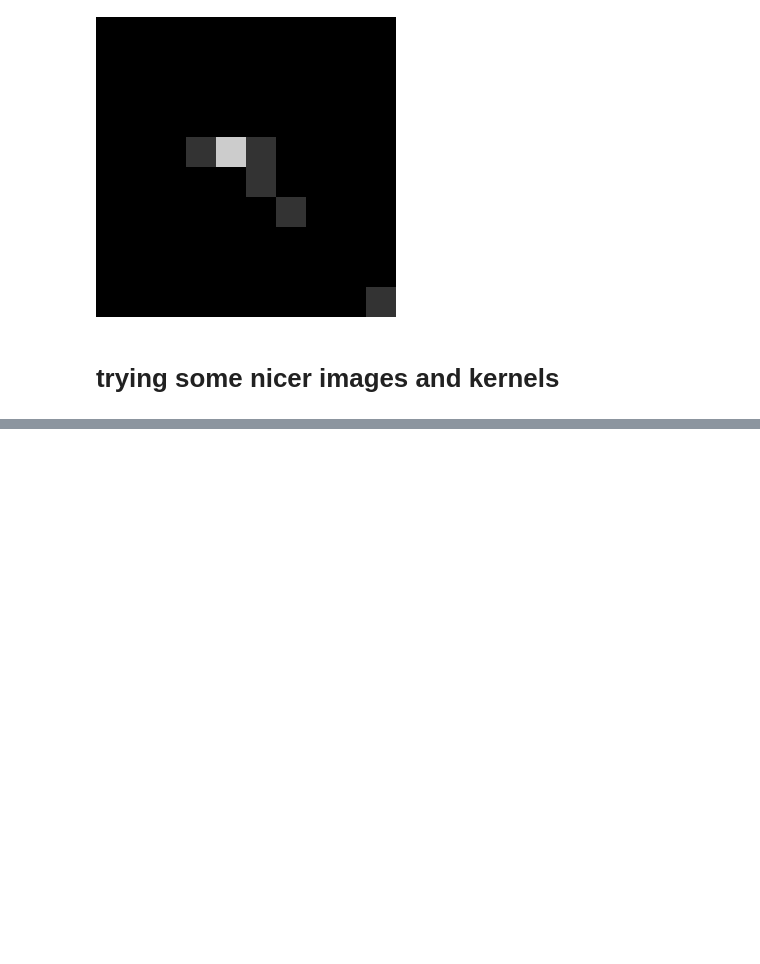
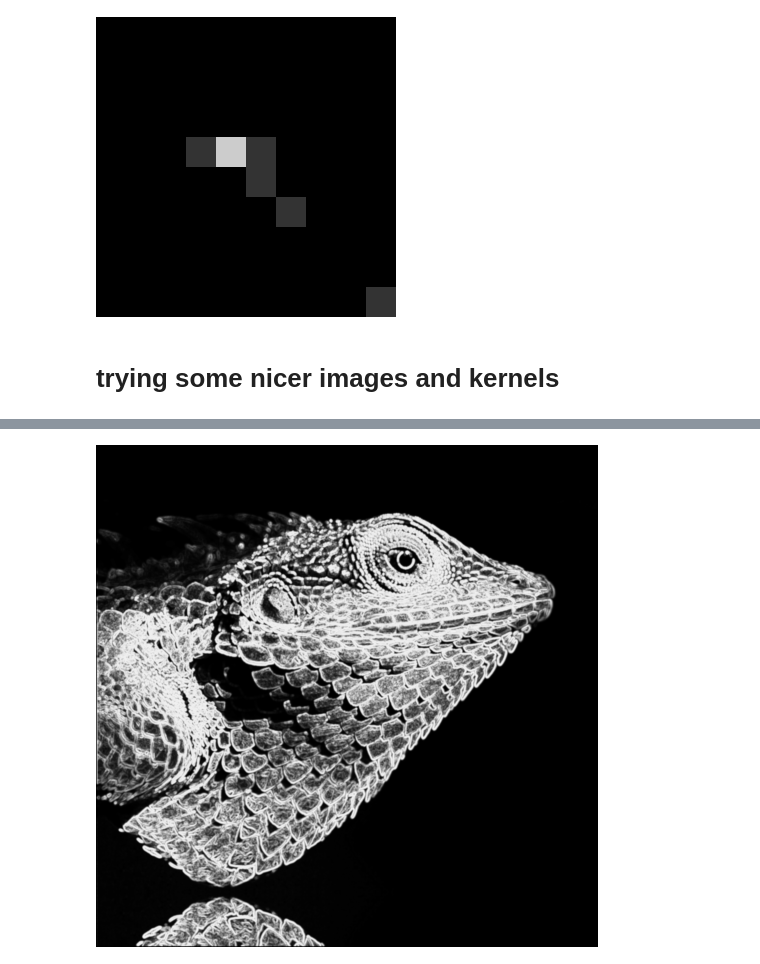
Before and after one commit to tadeohepperle/advanced_bioimage_programming, a Jupyter notebook: image_ops_julia/morhpological_filters.ipynb, the cells around one changed output, grey strips where cells are left out. Cells and saved outputs as stored; diff of their text form; code cells hidden in the pictures; blank space fills up the shorter version.

```diff
--- a/image_ops_julia/morhpological_filters.ipynb
+++ b/image_ops_julia/morhpological_filters.ipynb
@@ -122,0 +153,4 @@ resize(erosion_continous(img1, kernel_c))
+# %%
+dilution_continous(img_lizard, kernels[4])
+# %% [output]
+[figure, added]
```
Also changed, not shown: parts of 19 cells of this notebook, 7 other files.
